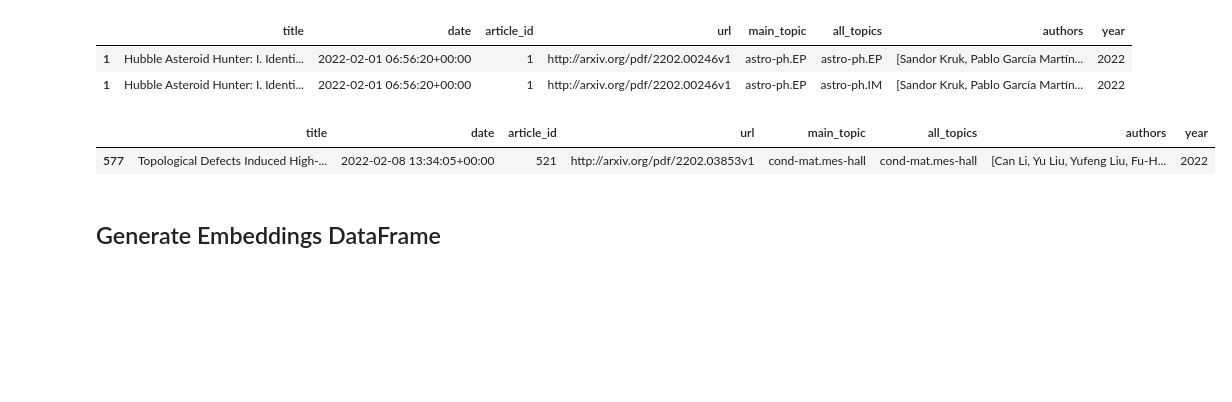
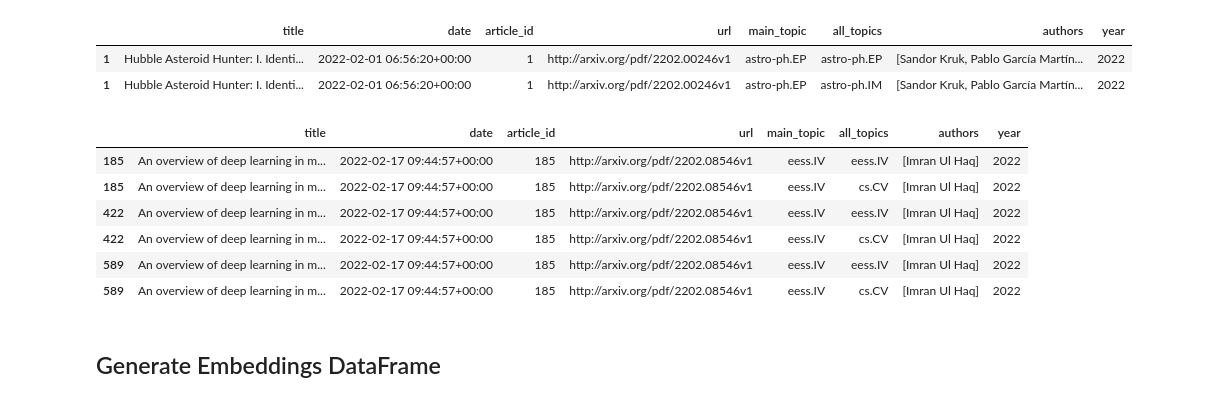
Before and after one commit to vatsal220/medium_articles, a Jupyter notebook: link_prediction/link_prediction.ipynb, the cells around one changed output. Saved outputs shown, nothing was run; the diff lists cells and outputs as text; code cells hidden in the pictures; blank space fills up the shorter version.

```diff
--- a/link_prediction/link_prediction.ipynb
+++ b/link_prediction/link_prediction.ipynb
@@ -217,10 +218,15 @@ r_df[r_df.article_id == 1]
 | 1 | Hubble Asteroid Hunter: I. Identi... | 2022-02-01 06:56:20+00:00 | 1 | http://arxiv.org/pdf/2202.00246v1 | astro-ph.EP | astro-ph.EP | [Sandor Kruk, Pablo García Martín... | 2022 |
 | 1 | Hubble Asteroid Hunter: I. Identi... | 2022-02-01 06:56:20+00:00 | 1 | http://arxiv.org/pdf/2202.00246v1 | astro-ph.EP | astro-ph.IM | [Sandor Kruk, Pablo García Martín... | 2022 |
 # %%
-r_df[r_df.article_id == 521]
+r_df[r_df.article_id == 185]
 # %% [output]
 |  | title | date | article_id | url | main_topic | all_topics | authors | year |
-| 577 | Topological Defects Induced High-... | 2022-02-08 13:34:05+00:00 | 521 | http://arxiv.org/pdf/2202.03853v1 | cond-mat.mes-hall | cond-mat.mes-hall | [Can Li, Yu Liu, Yufeng Liu, Fu-H... | 2022 |
+| 185 | An overview of deep learning in m... | 2022-02-17 09:44:57+00:00 | 185 | http://arxiv.org/pdf/2202.08546v1 | eess.IV | eess.IV | [Imran Ul Haq] | 2022 |
+| 185 | An overview of deep learning in m... | 2022-02-17 09:44:57+00:00 | 185 | http://arxiv.org/pdf/2202.08546v1 | eess.IV | cs.CV | [Imran Ul Haq] | 2022 |
+| 422 | An overview of deep learning in m... | 2022-02-17 09:44:57+00:00 | 185 | http://arxiv.org/pdf/2202.08546v1 | eess.IV | eess.IV | [Imran Ul Haq] | 2022 |
+| 422 | An overview of deep learning in m... | 2022-02-17 09:44:57+00:00 | 185 | http://arxiv.org/pdf/2202.08546v1 | eess.IV | cs.CV | [Imran Ul Haq] | 2022 |
+| 589 | An overview of deep learning in m... | 2022-02-17 09:44:57+00:00 | 185 | http://arxiv.org/pdf/2202.08546v1 | eess.IV | eess.IV | [Imran Ul Haq] | 2022 |
+| 589 | An overview of deep learning in m... | 2022-02-17 09:44:57+00:00 | 185 | http://arxiv.org/pdf/2202.08546v1 | eess.IV | cs.CV | [Imran Ul Haq] | 2022 |
 # %% [markdown]
 ## Generate Embeddings DataFrame
 # %% [markdown]
```
Also changed, not shown: parts of 24 cells of this notebook.
